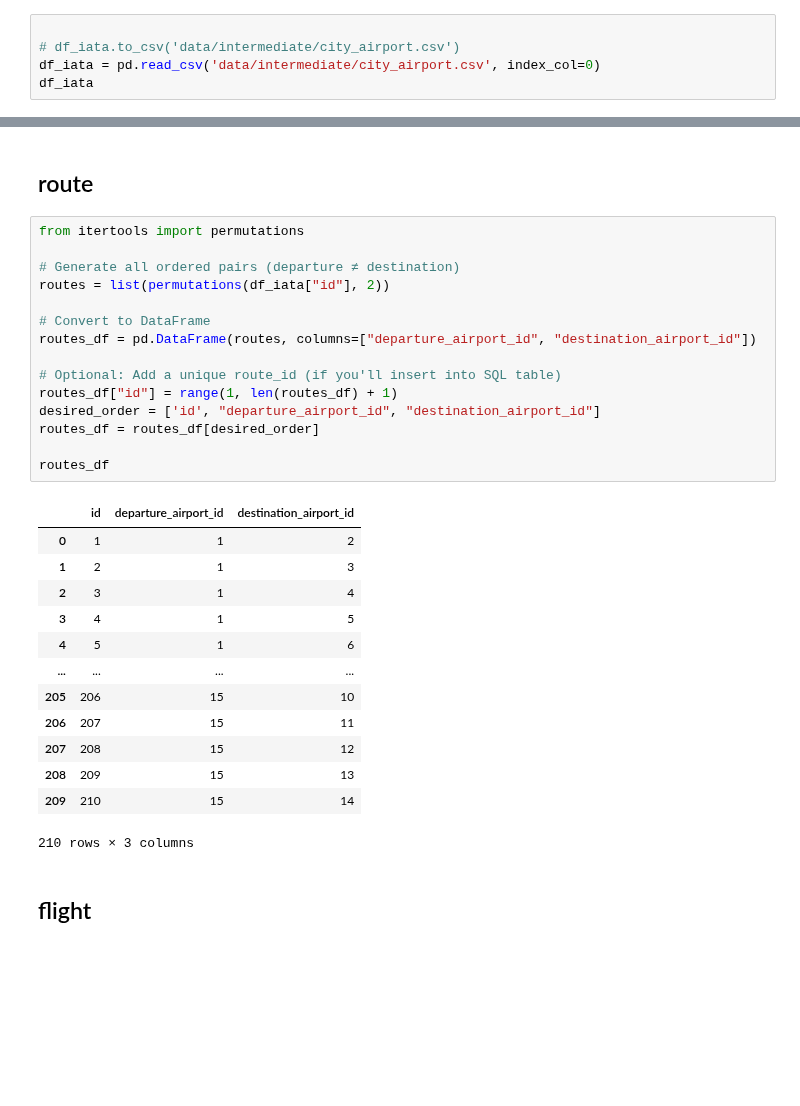
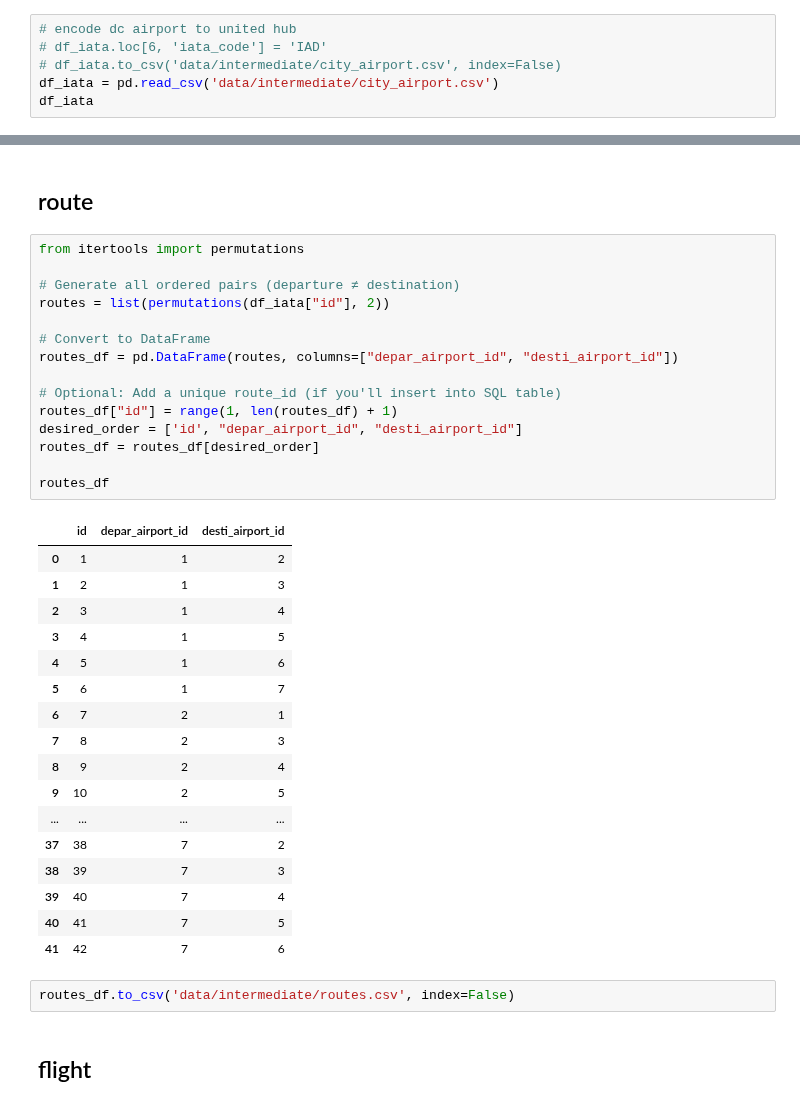
Before and after one commit to BadgerDaniel/UnitedUChicago2025Hackathon, a Jupyter notebook: data.ipynb, the cells around one changed output, grey strips where cells are left out. Cells and saved outputs as stored; diff of their text form; blank space fills up the shorter version.

```diff
--- a/data.ipynb
+++ b/data.ipynb
@@ -402,6 +597,7 @@ df_weather
 # %%
-
-# df_iata.to_csv('data/intermediate/city_airport.csv')
-df_iata = pd.read_csv('data/intermediate/city_airport.csv', index_col=0)
+# encode dc airport to united hub
+# df_iata.loc[6, 'iata_code'] = 'IAD'
+# df_iata.to_csv('data/intermediate/city_airport.csv', index=False)
+df_iata = pd.read_csv('data/intermediate/city_airport.csv')
 df_iata
 # %% [output]
@@ -426,32 +607,38 @@ df_iata
 # %%
 from itertools import permutations
 
 # Generate all ordered pairs (departure ≠ destination)
 routes = list(permutations(df_iata["id"], 2))
 
 # Convert to DataFrame
-routes_df = pd.DataFrame(routes, columns=["departure_airport_id", "destination_airport_id"])
+routes_df = pd.DataFrame(routes, columns=["depar_airport_id", "desti_airport_id"])
 
 # Optional: Add a unique route_id (if you'll insert into SQL table)
 routes_df["id"] = range(1, len(routes_df) + 1)
-desired_order = ['id', "departure_airport_id", "destination_airport_id"]
+desired_order = ['id', "depar_airport_id", "desti_airport_id"]
 routes_df = routes_df[desired_order]
 
 routes_df
 # %% [output]
-|  | id | departure_airport_id | destination_airport_id |
+|  | id | depar_airport_id | desti_airport_id |
 | 0 | 1 | 1 | 2 |
 | 1 | 2 | 1 | 3 |
 | 2 | 3 | 1 | 4 |
 | 3 | 4 | 1 | 5 |
 | 4 | 5 | 1 | 6 |
+| 5 | 6 | 1 | 7 |
+| 6 | 7 | 2 | 1 |
+| 7 | 8 | 2 | 3 |
+| 8 | 9 | 2 | 4 |
+| 9 | 10 | 2 | 5 |
 | ... | ... | ... | ... |
-| 205 | 206 | 15 | 10 |
-| 206 | 207 | 15 | 11 |
-| 207 | 208 | 15 | 12 |
-| 208 | 209 | 15 | 13 |
-| 209 | 210 | 15 | 14 |
+| 37 | 38 | 7 | 2 |
+| 38 | 39 | 7 | 3 |
+| 39 | 40 | 7 | 4 |
+| 40 | 41 | 7 | 5 |
+| 41 | 42 | 7 | 6 |
-210 rows × 3 columns
+# %%
+routes_df.to_csv('data/intermediate/routes.csv', index=False)
 # %% [markdown]
 ## flight
 # %%
```
Also changed, not shown: parts of 59 cells of this notebook, 7 other files.
